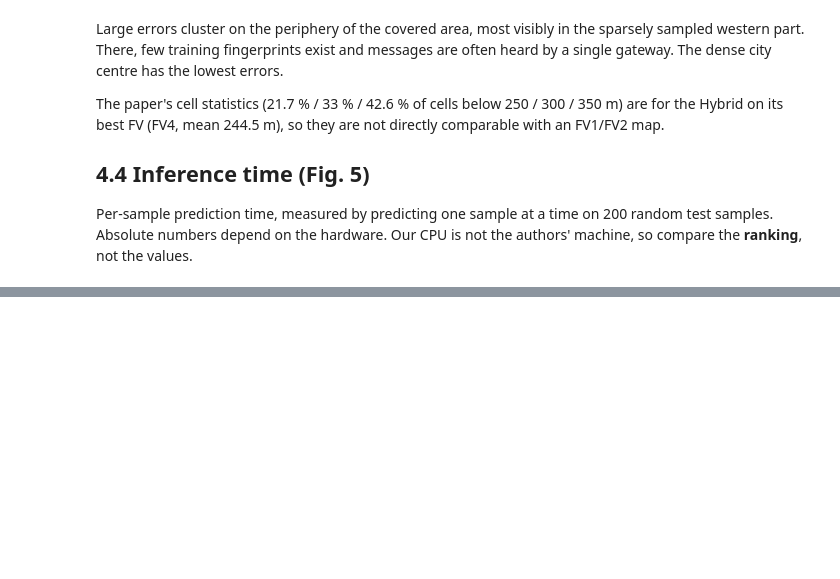
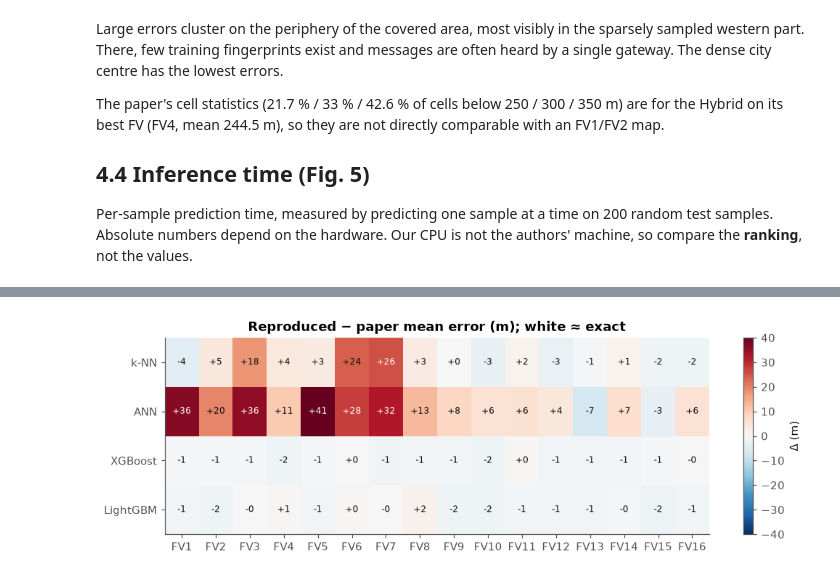
Before and after one commit to drbasem/Outdoor_Localization_Based_on_LoRa_Networks, a Jupyter notebook: notebooks/04_results.ipynb, the cells around one changed output, grey strips where cells are left out. Saved outputs shown, nothing was run; the diff lists cells and outputs as text; code cells hidden in the pictures; blank space fills up the shorter version.

```diff
--- a/notebooks/04_results.ipynb
+++ b/notebooks/04_results.ipynb
@@ -171,10 +168,0 @@ display(t.rename(columns={"infer_single_mean_s": "ours per-sample (s)",
-# %%
-if config.JSON_FILE.exists():
-    for fv in [f"FV{i}" for i in range(3, 17)]:
-        d = experiment.prepare_fv(fv)
-        for name in ["k-NN", "XGBoost", "LightGBM"]:   # add more models if you have the time
-            experiment.run(name, fv, prepared=d)
-    print("Re-run this notebook from the top to include FV3-FV16 in the tables above.")
-else:
-    print(f"{config.JSON_FILE.name} not found -> FV3-FV16 skipped.\n"
-          "Download it with `python scripts/download_data.py --json`, then re-run this cell.")
@@ -183,0 +176,17 @@ Download it with `python scripts/download_data.py --json`, then re-run this cell
+# %%
+json_dir = config.RESULTS_DIR / "runs_json"
+ALL_FV = [f"FV{i}" for i in range(1, 17)]
+if config.JSON_FILE.exists():
+    for fv in ALL_FV:
+        d = experiment.prepare_fv(fv, source="json")
+        for name in ["k-NN", "XGBoost", "LightGBM", "ANN"]:
+            experiment.run(name, fv, prepared=d, runs_dir=json_dir, verbose=False)
+rj = experiment.collect(json_dir)
+if rj.empty:
+    print("No JSON results: put lorawan_antwerp_2019_dataset.json.txt in data/ and re-run.")
+else:
+    ours = rj.pivot(index="model", columns="fv", values="mean_m")
+    ours = ours[[f for f in ALL_FV if f in ours.columns]]
+    delta = ours - paper.MEAN_ERROR_M.loc[ours.index, ours.columns]
+    print("Reproduced mean error (m):"); display(ours.round(1))
+    print("Δ = ours − paper (m):"); display(delta.round(1))
@@ -183,0 +214,15 @@ Download it with `python scripts/download_data.py --json`, then re-run this cell
+# %%
+if not rj.empty:
+    models4 = [m for m in ["k-NN", "ANN", "XGBoost", "LightGBM"] if m in delta.index]
+    fig, ax = plt.subplots(figsize=(11, 3.2))
+    im = ax.imshow(delta.loc[models4].to_numpy(dtype=float), cmap="RdBu_r", vmin=-40, vmax=40, aspect="auto")
+    ax.set_xticks(range(delta.shape[1]), delta.columns); ax.set_yticks(range(len(models4)), models4)
+    for i, m in enumerate(models4):
+        for j, fv in enumerate(delta.columns):
+            v = delta.loc[m, fv]
+            if pd.notna(v): ax.text(j, i, f"{v:+.0f}", ha="center", va="center", fontsize=8,
+                                    color="white" if abs(v) > 25 else plotting.INK)
+    ax.grid(False); ax.set_title("Reproduced − paper mean error (m); white ≈ exact")
+    plt.colorbar(im, ax=ax, label="Δ (m)"); plt.show()
+# %% [output]
+[figure, added]
```
Also changed, not shown: parts of 14 cells of this notebook, 27 other files.
